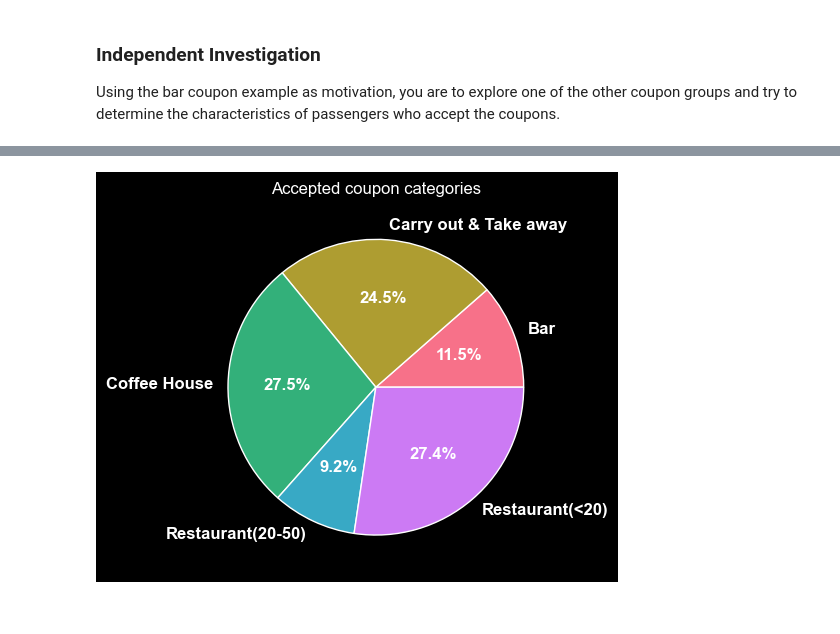
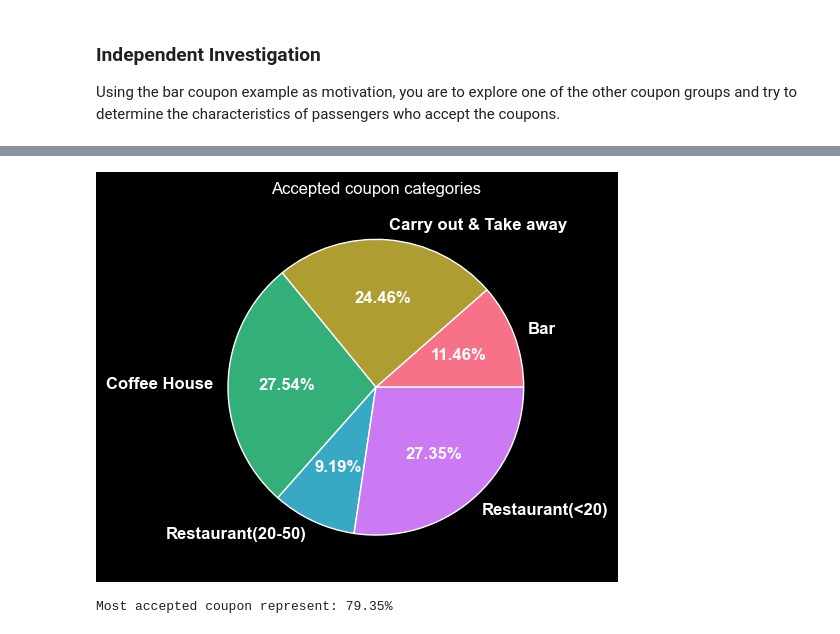
Before and after one commit to weslylaboy/will-a-customer-accepts-the-coupon, a Jupyter notebook: prompt.ipynb, the cells around one changed output, grey strips where cells are left out. Drawn from its saved outputs; the diff is of its cells as text; code cells hidden in the pictures.

Commit message:
Get the top three coupons acceptance rate

```diff
--- a/prompt.ipynb
+++ b/prompt.ipynb
@@ -452,10 +446,10 @@ plt.show()
 # %%
 # Pie chart to compare categories
 pie_data = coupon_accepted_count['Y']
-plt.pie(pie_data, labels=coupon_accepted_count['coupon'], autopct='%1.1f%%', colors=sns.color_palette('husl', len(pie_data)),
+plt.pie(pie_data, labels=coupon_accepted_count['coupon'], autopct='%1.2f%%', colors=sns.color_palette('husl', len(pie_data)),
         textprops={'color': 'white', 'fontsize': 12, 'weight': 'bold'})
 plt.title("Accepted coupon categories")
 
 plt.show()
 # %% [output]
-[figure, old version]
+[figure, new version]
@@ -463,0 +456,15 @@ plt.show()
+# %%
+# Now I'm interested in the three most accepted coupons by amount (Coffe House, restaurant(<20), and Carry out & Take away. These three coupons represent the 79.4% of accepted coupon.
+
+# get top 3 coupons
+top_3_coupons = coupon_accepted_count.sort_values(by='Y', ascending = False).head(3)['coupon'].values
+
+# From top 3 coupons, get only the accepted
+most_accepted_coupons = working_data.query('coupon in @top_3_coupons and Y == 1 ')
+
+# Get the rate
+most_accepted_coupons_rate = ( most_accepted_coupons.shape[0] / coupon_accepted_count['Y'].sum()) * 100
+
+print(f"Most accepted coupon represent: {most_accepted_coupons_rate:.2f}%")
+# %% [output]
+Most accepted coupon represent: 79.35%
```
Also changed, not shown: parts of 3 cells of this notebook.
